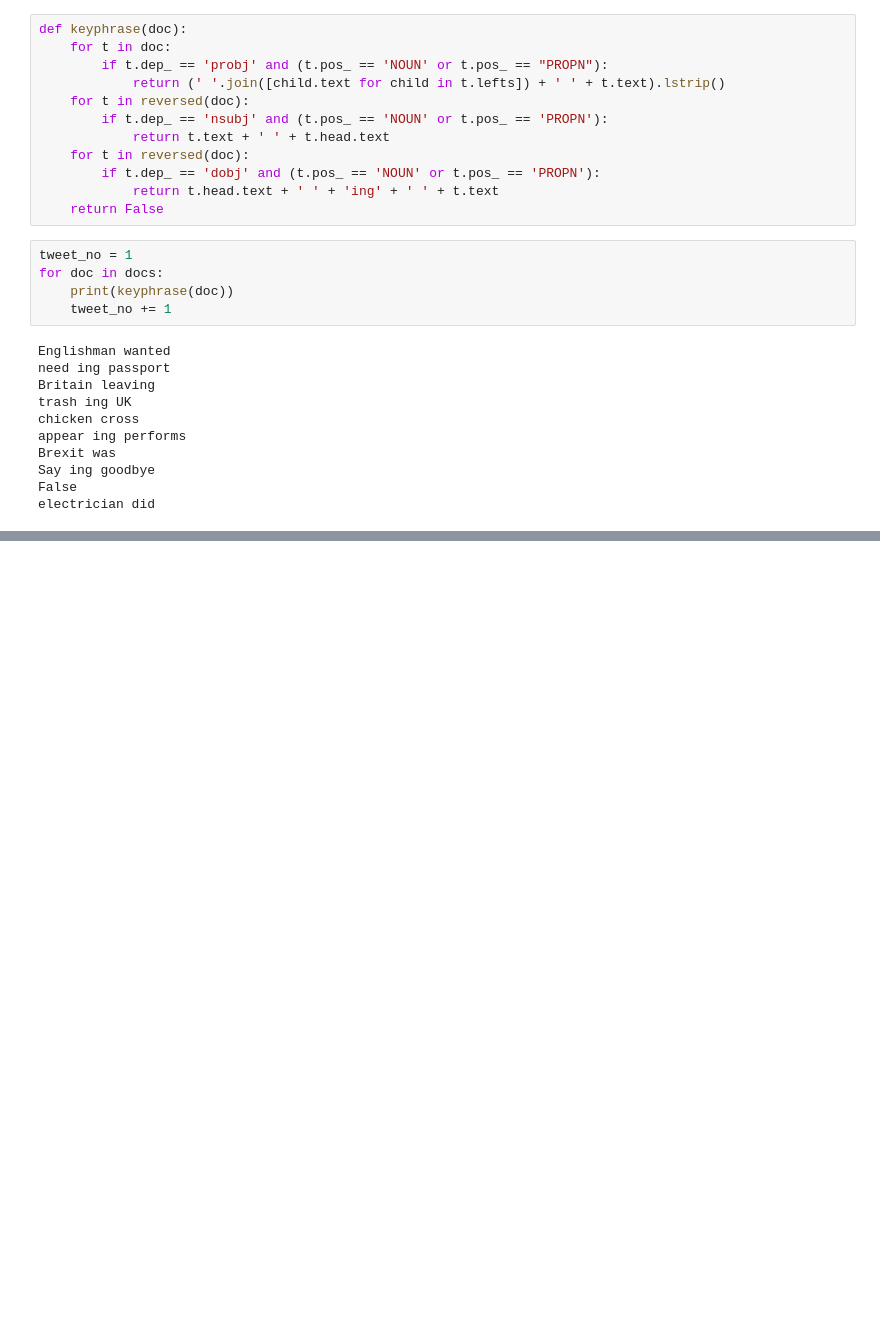
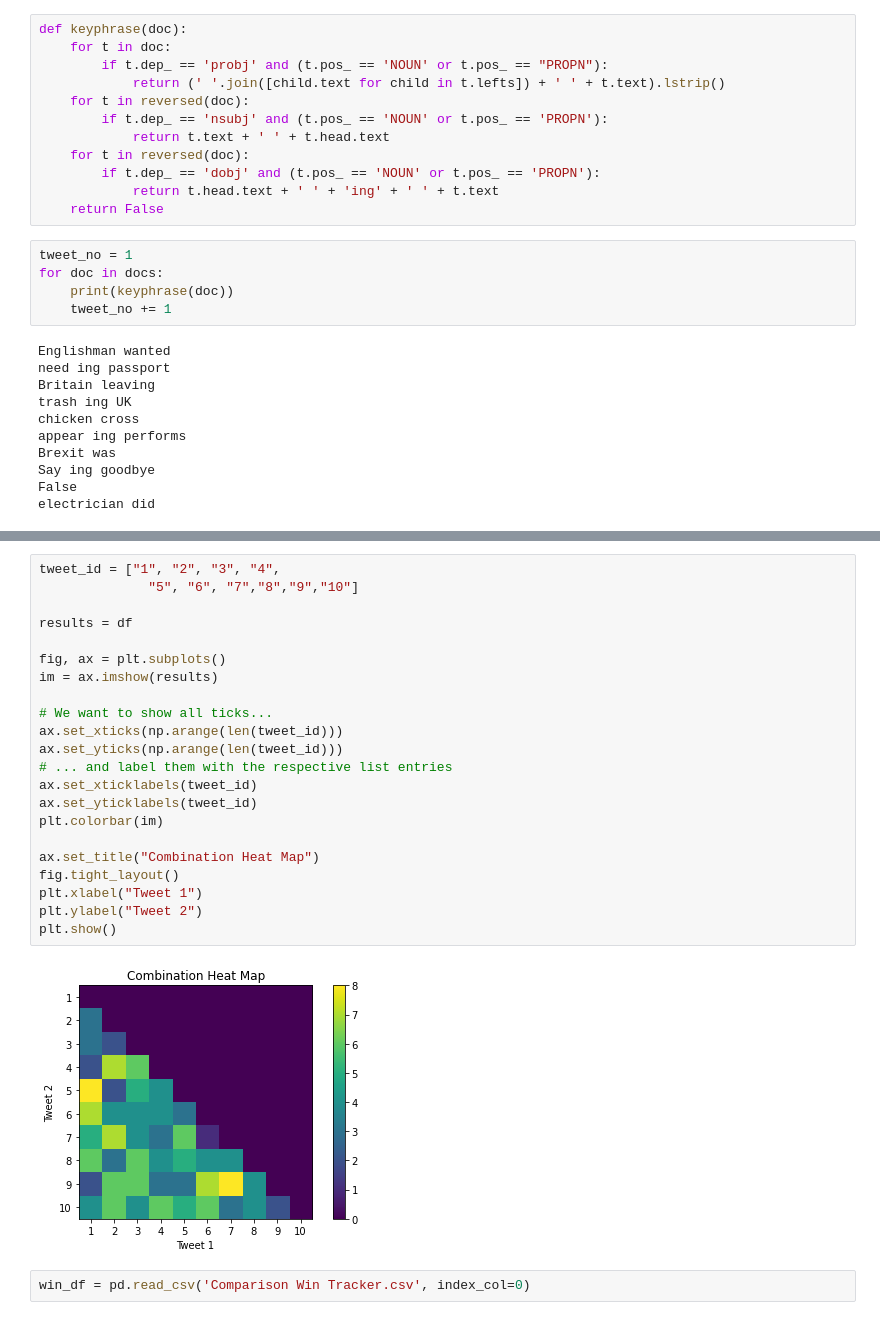
Before and after one commit to codingWithAndy/CDT_MSc_Thesis, a Jupyter notebook: Implementation/Exploration/tweet_feedback.ipynb, the cells around one changed output, grey strips where cells are left out. Drawn from its saved outputs; the diff is of its cells as text; blank space fills up the shorter version.

```diff
--- a/Implementation/Exploration/tweet_feedback.ipynb
+++ b/Implementation/Exploration/tweet_feedback.ipynb
@@ -498,0 +588,26 @@ electrician did
+# %%
+tweet_id = ["1", "2", "3", "4",
+              "5", "6", "7","8","9","10"]
+
+results = df
+
+fig, ax = plt.subplots()
+im = ax.imshow(results)
+
+# We want to show all ticks...
+ax.set_xticks(np.arange(len(tweet_id)))
+ax.set_yticks(np.arange(len(tweet_id)))
+# ... and label them with the respective list entries
+ax.set_xticklabels(tweet_id)
+ax.set_yticklabels(tweet_id)
+plt.colorbar(im)
+
+ax.set_title("Combination Heat Map")
+fig.tight_layout()
+plt.xlabel("Tweet 1")
+plt.ylabel("Tweet 2")
+plt.show()
+# %% [output]
+[figure, added]
+# %%
+win_df = pd.read_csv('Comparison Win Tracker.csv', index_col=0)
```
Also changed, not shown: parts of 21 cells of this notebook.
